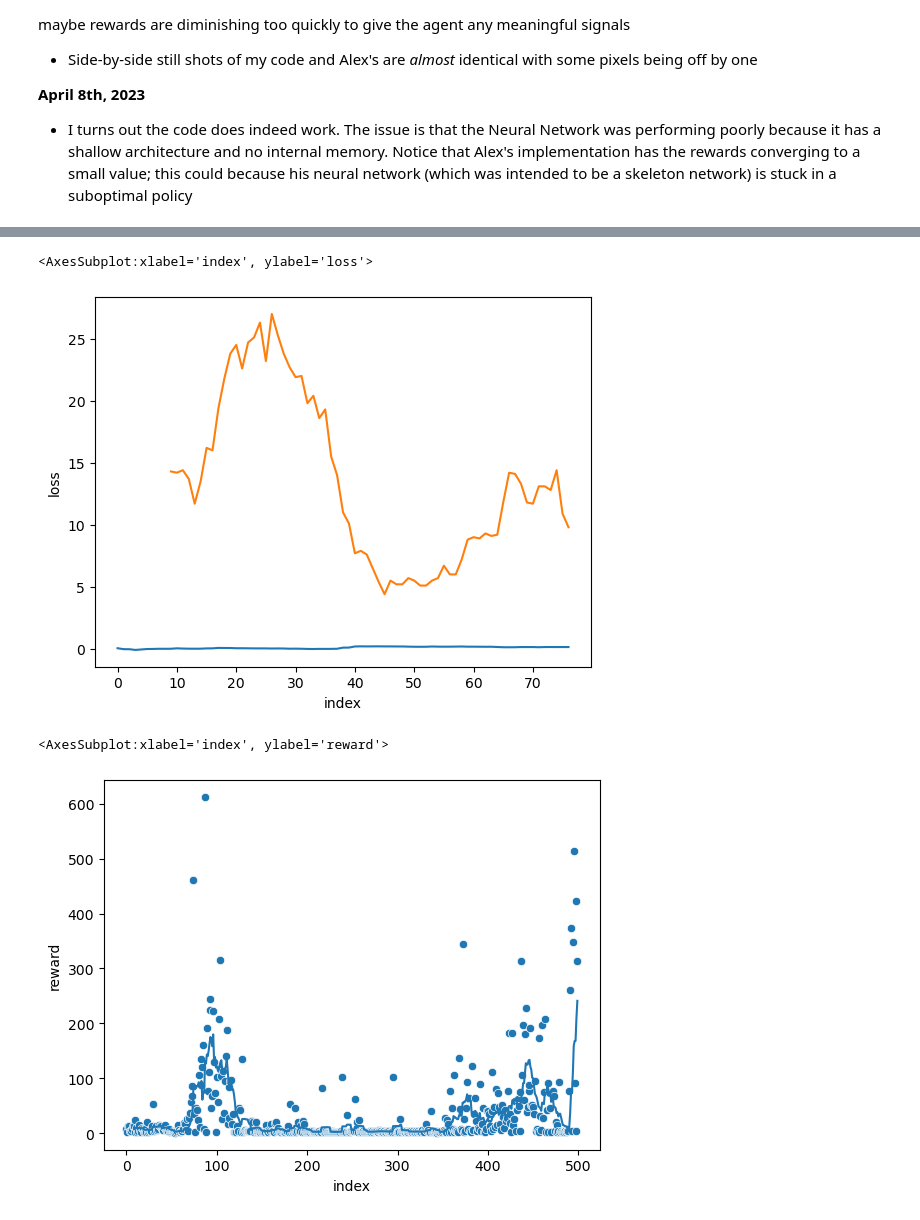
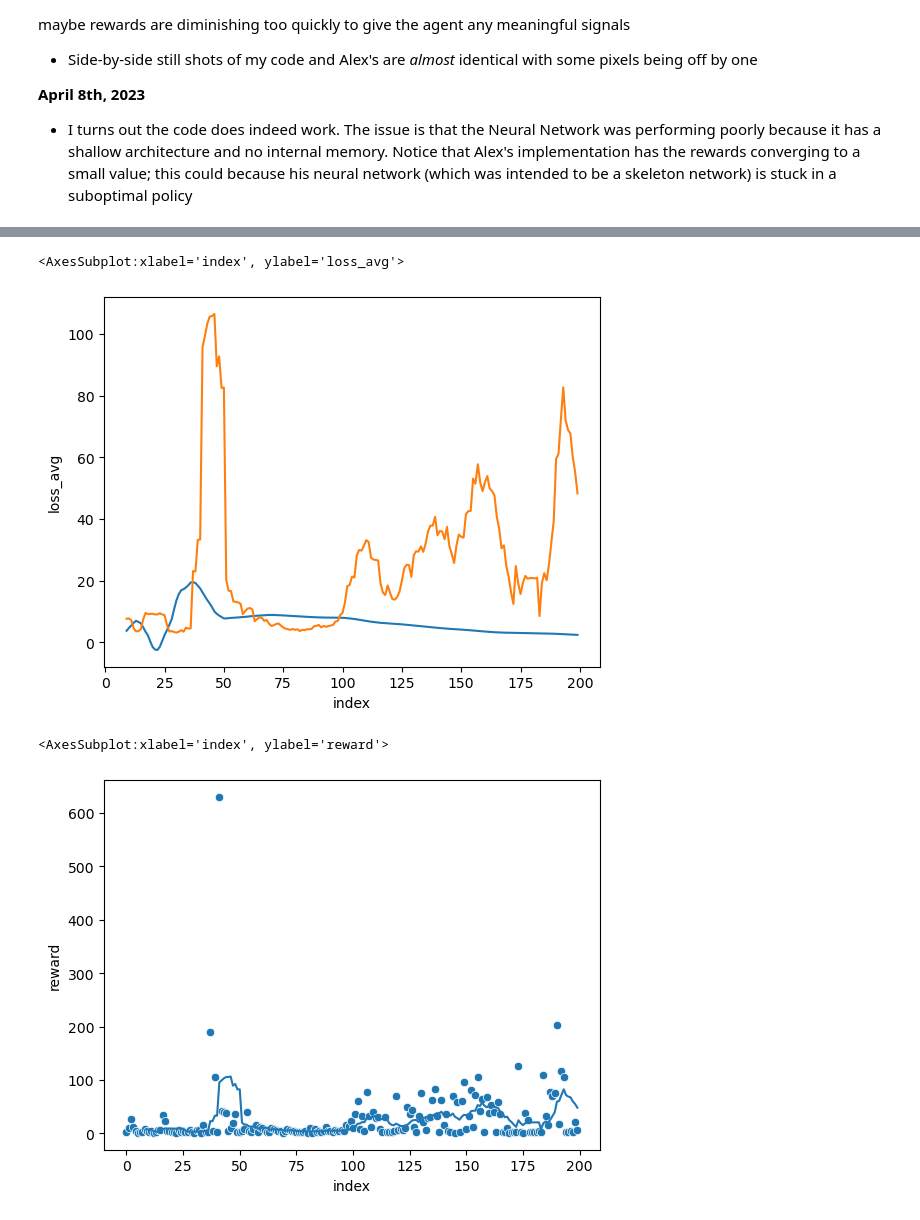
Before and after one commit to oliverc1623/Sim2Real, a Jupyter notebook: vista/rl/analyze.ipynb, the cells around one changed output, grey strips where cells are left out. Drawn from its saved outputs; the diff is of its cells as text; code cells hidden in the pictures.

```diff
--- a/vista/rl/analyze.ipynb
+++ b/vista/rl/analyze.ipynb
@@ -35,6 +35,7 @@ maybe rewards are diminishing too quickly to give the agent any meaningful signa
 
 - I turns out the code does indeed work. The issue is that the Neural Network was performing poorly because it has a shallow architecture and no internal memory. Notice that Alex's implementation has the rewards converging to a small value; this could because his neural network (which was intended to be a skeleton network) is stuck in a suboptimal policy
 # %%
-df = pd.read_csv("results/results_2023-04-11_16-53-37.txt", sep='\t')
+df = pd.read_csv("results/ResNet18_results_2023-04-18_14-53-05.txt", sep='\t')
 df = df.reset_index()
 df['reward_avg'] = df['reward'].rolling(window=10).mean()
+df['loss_avg'] = df['loss'].rolling(window=10).mean()
@@ -41,13 +58,13 @@ df['reward_avg'] = df['reward'].rolling(window=10).mean()
 # %%
-sns.lineplot(data=df, x='index', y='loss')
+sns.lineplot(data=df, x='index', y='loss_avg')
 sns.lineplot(data=df, x='index', y='reward_avg')
 # sns.lineplot(data=df, x='index', y='loss')
 # %% [output]
-<AxesSubplot:xlabel='index', ylabel='loss'>
+<AxesSubplot:xlabel='index', ylabel='loss_avg'>
-[figure, old version]
+[figure, new version]
 # %%
 sns.scatterplot(data=df, x='index', y='reward')
 sns.lineplot(data=df, x='index', y='reward_avg')
 # %% [output]
 <AxesSubplot:xlabel='index', ylabel='reward'>
-[figure, old version]
+[figure, new version]
```
Also changed, not shown: parts of 1 cell of this notebook, 2 other files.
